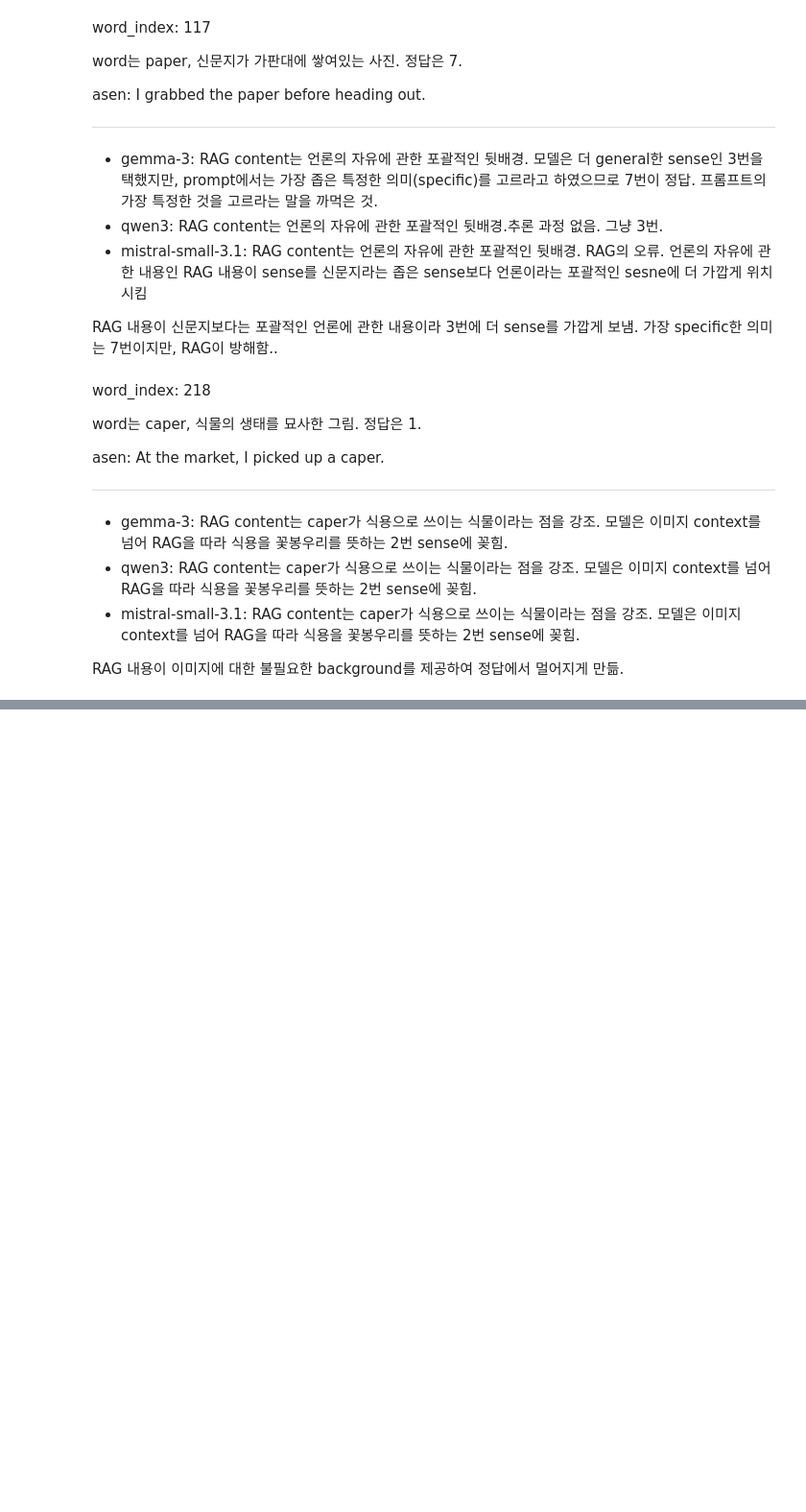
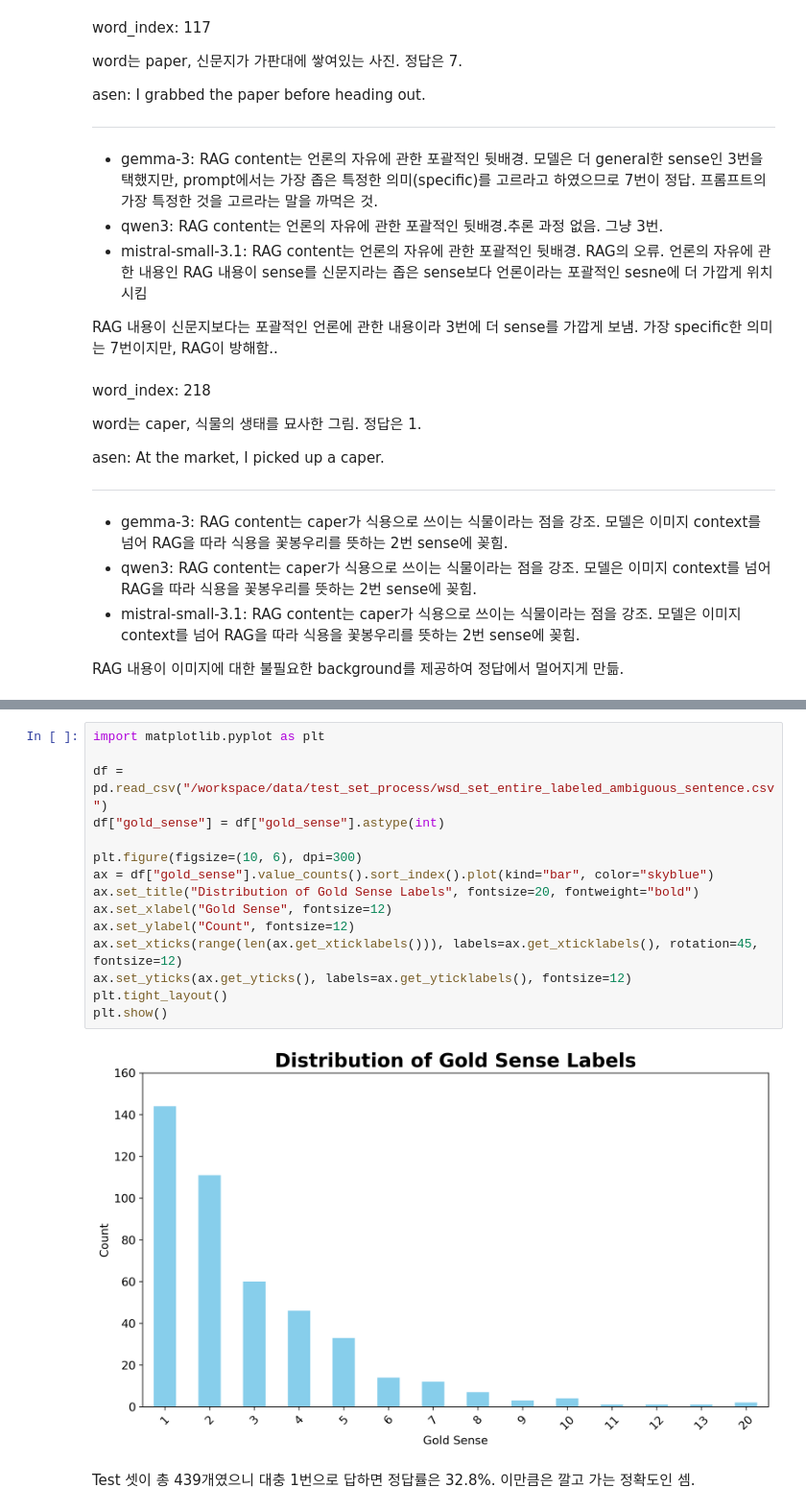
Before and after one commit to BlessingDev/Word-Sense-Disambiguation-with-Visual-Context, a Jupyter notebook: documents/analysis.ipynb, the cells around one changed output, grey strips where cells are left out. Shown at 96% size. Saved outputs shown, nothing was run; the diff lists cells and outputs as text; blank space fills up the shorter version.

```diff
--- a/documents/analysis.ipynb
+++ b/documents/analysis.ipynb
@@ -153,0 +243,19 @@ RAG 내용이 이미지에 대한 불필요한 background를 제공하여 정답
+# %%
+import matplotlib.pyplot as plt
+
+df = pd.read_csv("/workspace/data/test_set_process/wsd_set_entire_labeled_ambiguous_sentence.csv")
+df["gold_sense"] = df["gold_sense"].astype(int)
+
+plt.figure(figsize=(10, 6), dpi=300)
+ax = df["gold_sense"].value_counts().sort_index().plot(kind="bar", color="skyblue")
+ax.set_title("Distribution of Gold Sense Labels", fontsize=20, fontweight="bold")
+ax.set_xlabel("Gold Sense", fontsize=12)
+ax.set_ylabel("Count", fontsize=12)
+ax.set_xticks(range(len(ax.get_xticklabels())), labels=ax.get_xticklabels(), rotation=45, fontsize=12)
+ax.set_yticks(ax.get_yticks(), labels=ax.get_yticklabels(), fontsize=12)
+plt.tight_layout()
+plt.show()
+# %% [output]
+[figure, added]
+# %% [markdown]
+Test 셋이 총 439개였으니 대충 1번으로 답하면 정답률은 32.8%. 이만큼은 깔고 가는 정확도인 셈.
```
Also changed, not shown: parts of 12 cells of this notebook, 16 other files.
